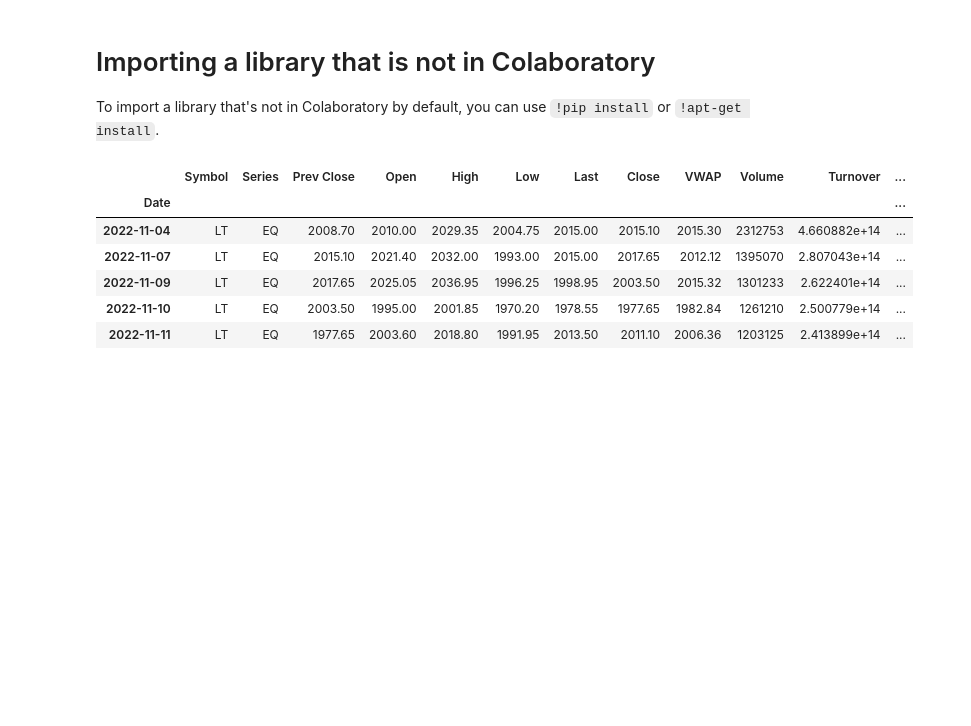
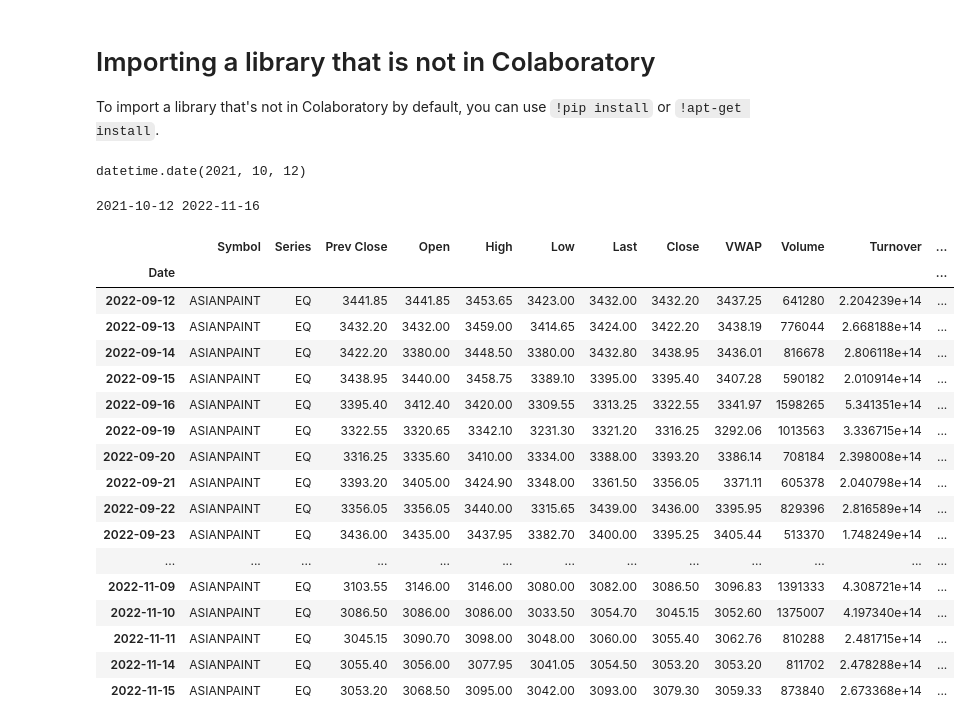
Before and after one commit to pradnyildhane/web-python-app, a Jupyter notebook: Snippets_Importing_libraries.ipynb, the cells around one changed output. Cells and saved outputs as stored; diff of their text form; code cells hidden in the pictures; blank space fills up the shorter version.

```diff
--- a/Snippets_Importing_libraries.ipynb
+++ b/Snippets_Importing_libraries.ipynb
@@ -18,24 +18,40 @@ from nsepy import *
 import nsepy
 import datetime
 # %%
-datetime.date.today()+datetime.timedelta(-450)
+datetime.date.today()+datetime.timedelta(-400)
+# %% [output]
+datetime.date(2021, 10, 12)
 # %%
 def getHistoricalData(stockName):
   today = datetime.date.today()
-  duration = 450
+  duration = 400
   start = today+datetime.timedelta(-duration)
-
+  print(start,today)
   stockData = nsepy.get_history(symbol=stockName,start=start,end=today)
   return stockData
 
 df = getHistoricalData('ASIANPAINT')
+
+df['SMA44'] = df['Close'].apply(lambda x: float(x)).rolling(window=44).mean().round(2)
+
+df.tail(44)
+# %% [output]
+2021-10-12 2022-11-16
+|  | Symbol | Series | Prev Close | Open | High | Low | Last | Close | VWAP | Volume | Turnover | ... |
+| Date |  |  |  |  |  |  |  |  |  |  |  | ... |
+| 2022-09-12 | ASIANPAINT | EQ | 3441.85 | 3441.85 | 3453.65 | 3423.00 | 3432.00 | 3432.20 | 3437.25 | 641280 | 2.204239e+14 | ... |
+| 2022-09-13 | ASIANPAINT | EQ | 3432.20 | 3432.00 | 3459.00 | 3414.65 | 3424.00 | 3422.20 | 3438.19 | 776044 | 2.668188e+14 | ... |
+| 2022-09-14 | ASIANPAINT | EQ | 3422.20 | 3380.00 | 3448.50 | 3380.00 | 3432.80 | 3438.95 | 3436.01 | 816678 | 2.806118e+14 | ... |
+| 2022-09-15 | ASIANPAINT | EQ | 3438.95 | 3440.00 | 3458.75 | 3389.10 | 3395.00 | 3395.40 | 3407.28 | 590182 | 2.010914e+14 | ... |
+| 2022-09-16 | ASIANPAINT | EQ | 3395.40 | 3412.40 | 3420.00 | 3309.55 | 3313.25 | 3322.55 | 3341.97 | 1598265 | 5.341351e+14 | ... |
+| 2022-09-19 | ASIANPAINT | EQ | 3322.55 | 3320.65 | 3342.10 | 3231.30 | 3321.20 | 3316.25 | 3292.06 | 1013563 | 3.336715e+14 | ... |
+| 2022-09-20 | ASIANPAINT | EQ | 3316.25 | 3335.60 | 3410.00 | 3334.00 | 3388.00 | 3393.20 | 3386.14 | 708184 | 2.398008e+14 | ... |
+| 2022-09-21 | ASIANPAINT | EQ | 3393.20 | 3405.00 | 3424.90 | 3348.00 | 3361.50 | 3356.05 | 3371.11 | 605378 | 2.040798e+14 | ... |
+| 2022-09-22 | ASIANPAINT | EQ | 3356.05 | 3356.05 | 3440.00 | 3315.65 | 3439.00 | 3436.00 | 3395.95 | 829396 | 2.816589e+14 | ... |
+| 2022-09-23 | ASIANPAINT | EQ | 3436.00 | 3435.00 | 3437.95 | 3382.70 | 3400.00 | 3395.25 | 3405.44 | 513370 | 1.748249e+14 | ... |
+| ... | ... | ... | ... | ... | ... | ... | ... | ... | ... | ... | ... | ... |
+| 2022-11-09 | ASIANPAINT | EQ | 3103.55 | 3146.00 | 3146.00 | 3080.00 | 3082.00 | 3086.50 | 3096.83 | 1391333 | 4.308721e+14 | ... |
+| 2022-11-10 | ASIANPAINT | EQ | 3086.50 | 3086.00 | 3086.00 | 3033.50 | 3054.70 | 3045.15 | 3052.60 | 1375007 | 4.197340e+14 | ... |
+| 2022-11-11 | ASIANPAINT | EQ | 3045.15 | 3090.70 | 3098.00 | 3048.00 | 3060.00 | 3055.40 | 3062.76 | 810288 | 2.481715e+14 | ... |
+| 2022-11-14 | ASIANPAINT | EQ | 3055.40 | 3056.00 | 3077.95 | 3041.05 | 3054.50 | 3053.20 | 3053.20 | 811702 | 2.478288e+14 | ... |
+| 2022-11-15 | ASIANPAINT | EQ | 3053.20 | 3068.50 | 3095.00 | 3042.00 | 3093.00 | 3079.30 | 3059.33 | 873840 | 2.673368e+14 | ... |
-# %%
-df.tail()
-# %% [output]
-|  | Symbol | Series | Prev Close | Open | High | Low | Last | Close | VWAP | Volume | Turnover | ... |
-| Date |  |  |  |  |  |  |  |  |  |  |  | ... |
-| 2022-11-04 | LT | EQ | 2008.70 | 2010.00 | 2029.35 | 2004.75 | 2015.00 | 2015.10 | 2015.30 | 2312753 | 4.660882e+14 | ... |
-| 2022-11-07 | LT | EQ | 2015.10 | 2021.40 | 2032.00 | 1993.00 | 2015.00 | 2017.65 | 2012.12 | 1395070 | 2.807043e+14 | ... |
-| 2022-11-09 | LT | EQ | 2017.65 | 2025.05 | 2036.95 | 1996.25 | 1998.95 | 2003.50 | 2015.32 | 1301233 | 2.622401e+14 | ... |
-| 2022-11-10 | LT | EQ | 2003.50 | 1995.00 | 2001.85 | 1970.20 | 1978.55 | 1977.65 | 1982.84 | 1261210 | 2.500779e+14 | ... |
-| 2022-11-11 | LT | EQ | 1977.65 | 2003.60 | 2018.80 | 1991.95 | 2013.50 | 2011.10 | 2006.36 | 1203125 | 2.413899e+14 | ... |
```
Also changed, not shown: parts of 9 cells of this notebook.
